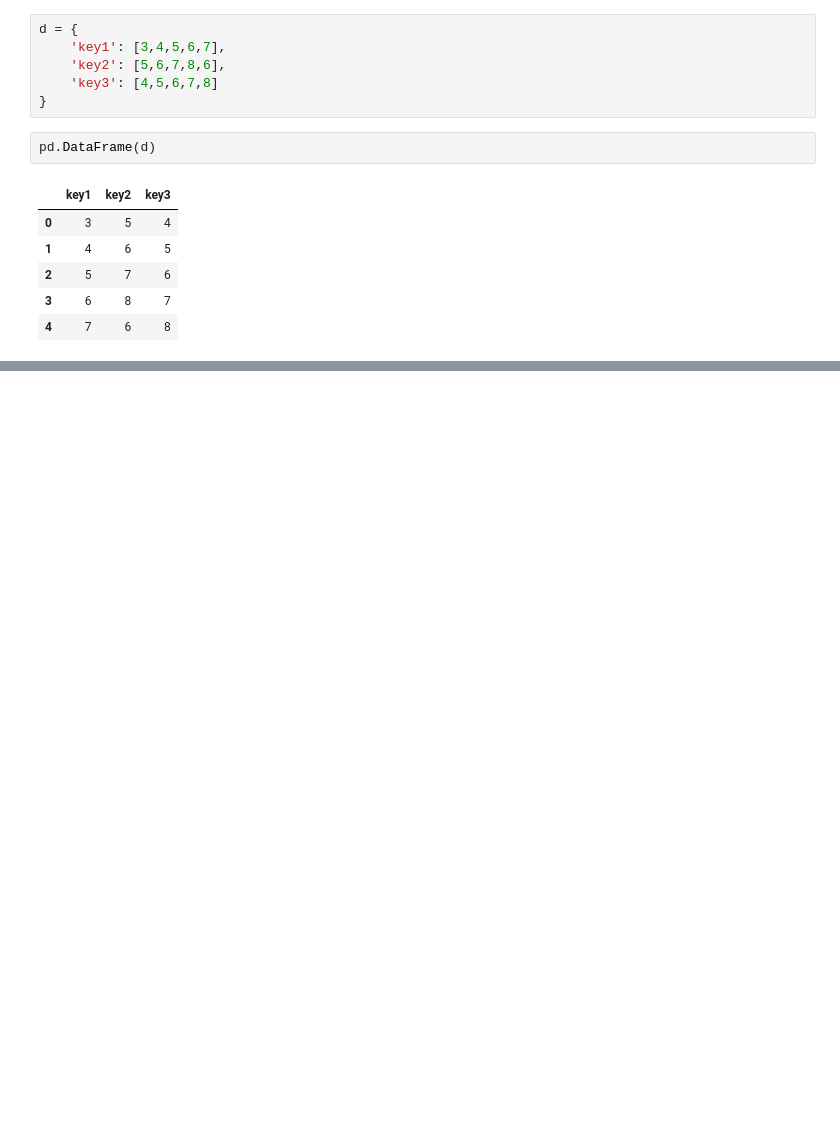
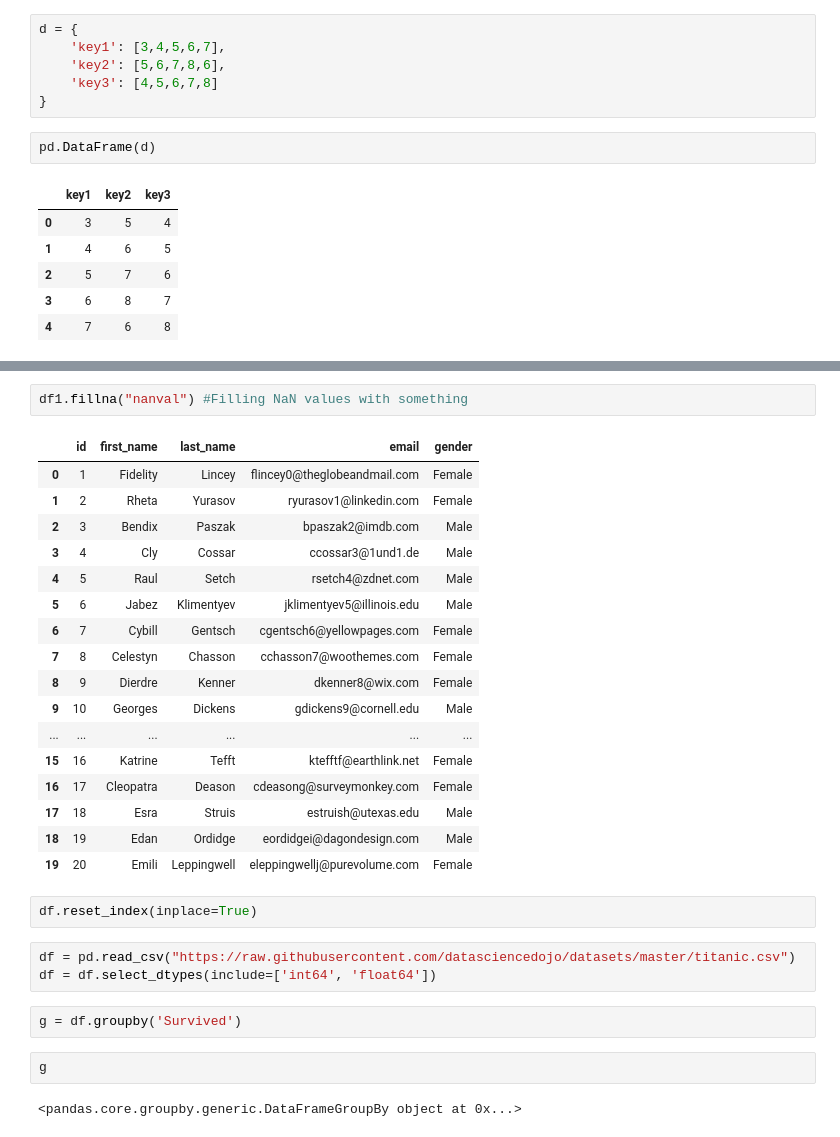
Before and after one commit to PranavAvasthi/Pandas, a Jupyter notebook: pandas_part4.ipynb, the cells around one changed output, grey strips where cells are left out. Drawn from its saved outputs; the diff is of its cells as text; blank space fills up the shorter version.

Commit message:
groupby

```diff
--- a/pandas_part4.ipynb
+++ b/pandas_part4.ipynb
@@ -122,0 +148,31 @@ pd.DataFrame(d)
+# %%
+df1.fillna("nanval") #Filling NaN values with something
+# %% [output]
+|  | id | first_name | last_name | email | gender |
+| 0 | 1 | Fidelity | Lincey | flincey0@theglobeandmail.com | Female |
+| 1 | 2 | Rheta | Yurasov | ryurasov1@linkedin.com | Female |
+| 2 | 3 | Bendix | Paszak | bpaszak2@imdb.com | Male |
+| 3 | 4 | Cly | Cossar | ccossar3@1und1.de | Male |
+| 4 | 5 | Raul | Setch | rsetch4@zdnet.com | Male |
+| 5 | 6 | Jabez | Klimentyev | jklimentyev5@illinois.edu | Male |
+| 6 | 7 | Cybill | Gentsch | cgentsch6@yellowpages.com | Female |
+| 7 | 8 | Celestyn | Chasson | cchasson7@woothemes.com | Female |
+| 8 | 9 | Dierdre | Kenner | dkenner8@wix.com | Female |
+| 9 | 10 | Georges | Dickens | gdickens9@cornell.edu | Male |
+| ... | ... | ... | ... | ... | ... |
+| 15 | 16 | Katrine | Tefft | ktefftf@earthlink.net | Female |
+| 16 | 17 | Cleopatra | Deason | cdeasong@surveymonkey.com | Female |
+| 17 | 18 | Esra | Struis | estruish@utexas.edu | Male |
+| 18 | 19 | Edan | Ordidge | eordidgei@dagondesign.com | Male |
+| 19 | 20 | Emili | Leppingwell | eleppingwellj@purevolume.com | Female |
+# %%
+df.reset_index(inplace=True)
+# %%
+df = pd.read_csv("https://raw.githubusercontent.com/datasciencedojo/datasets/master/titanic.csv")
+df = df.select_dtypes(include=['int64', 'float64'])
+# %%
+g = df.groupby('Survived')
+# %%
+g
+# %% [output]
+<pandas.core.groupby.generic.DataFrameGroupBy object at 0x...>
```
Also changed, not shown: parts of 16 cells of this notebook.
